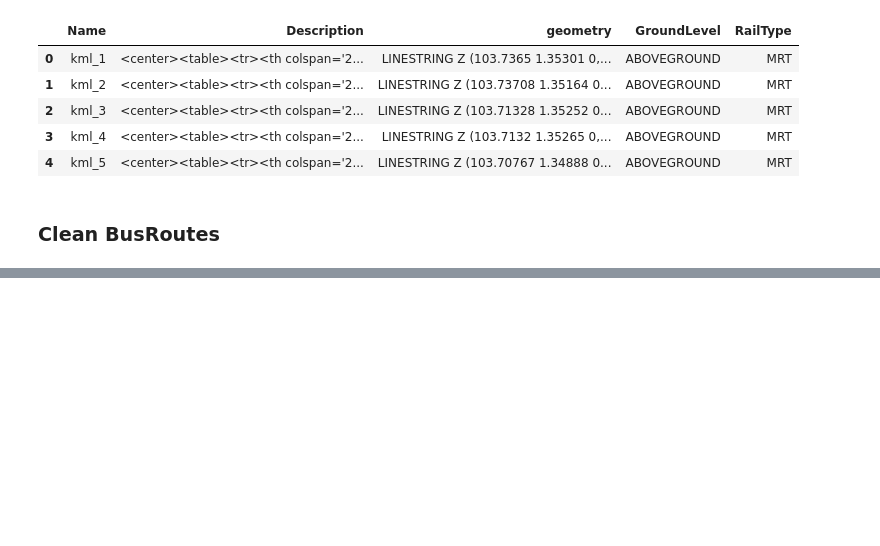
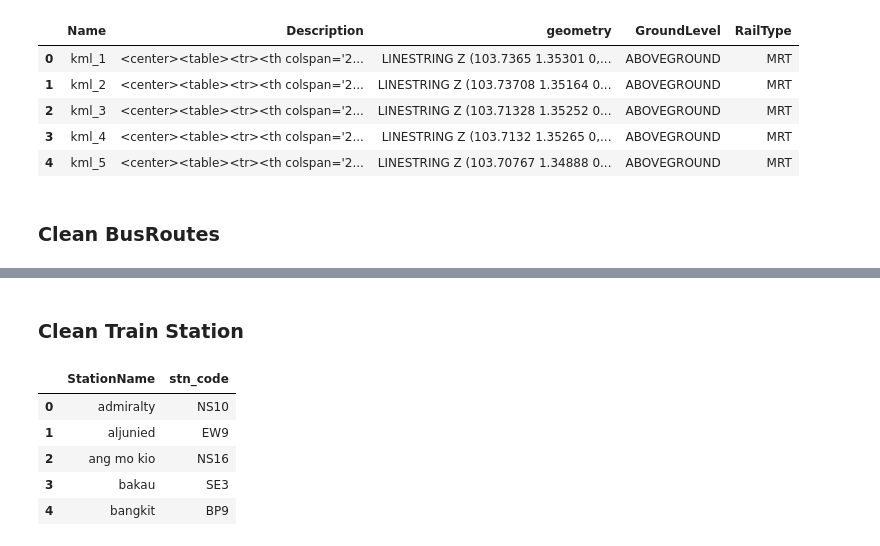
Before and after one commit to ajjajjajjajj/dsa4264-lta-geospatial, a Jupyter notebook: data/clean_data.ipynb, the cells around one changed output, grey strips where cells are left out. Drawn from its saved outputs; the diff is of its cells as text; code cells hidden in the pictures; blank space fills up the shorter version.

```diff
--- a/data/clean_data.ipynb
+++ b/data/clean_data.ipynb
@@ -185,0 +195,25 @@ BusRoutes.to_json('cleaned/BusRoutes.json', orient='records', lines=True)
+# %% [markdown]
+### Clean Train Station
+# %%
+excel_file_path = '../data/Train Station Codes and Chinese Names.xls'
+train_station_data = pd.read_excel(excel_file_path)
+
+# Drop the Chinese names column
+train_station_data = train_station_data.drop(columns=['mrt_station_chinese', 'mrt_line_chinese'])
+
+# Normalize the station names in both datasets to lowercase for joining
+train_station_data['StationName'] = train_station_data['mrt_station_english'].str.upper()
+
+# Merge station codes if a station has multiple entries (e.g., NS17/CC15)
+train_station_data = train_station_data.groupby('StationName')['stn_code'].apply(lambda x: '/'.join(x)).reset_index()
+
+# Normalize the station names to lowercase for both DataFrames for easier merging
+train_station_data['StationName'] = train_station_data['StationName'].str.lower().replace(" station", "").str.replace(" interchange", "").str.strip()
+train_station_data.head()
+# %% [output]
+|  | StationName | stn_code |
+| 0 | admiralty | NS10 |
+| 1 | aljunied | EW9 |
+| 2 | ang mo kio | NS16 |
+| 3 | bakau | SE3 |
+| 4 | bangkit | BP9 |
```
Also changed, not shown: parts of 5 cells of this notebook, 6 other files.
